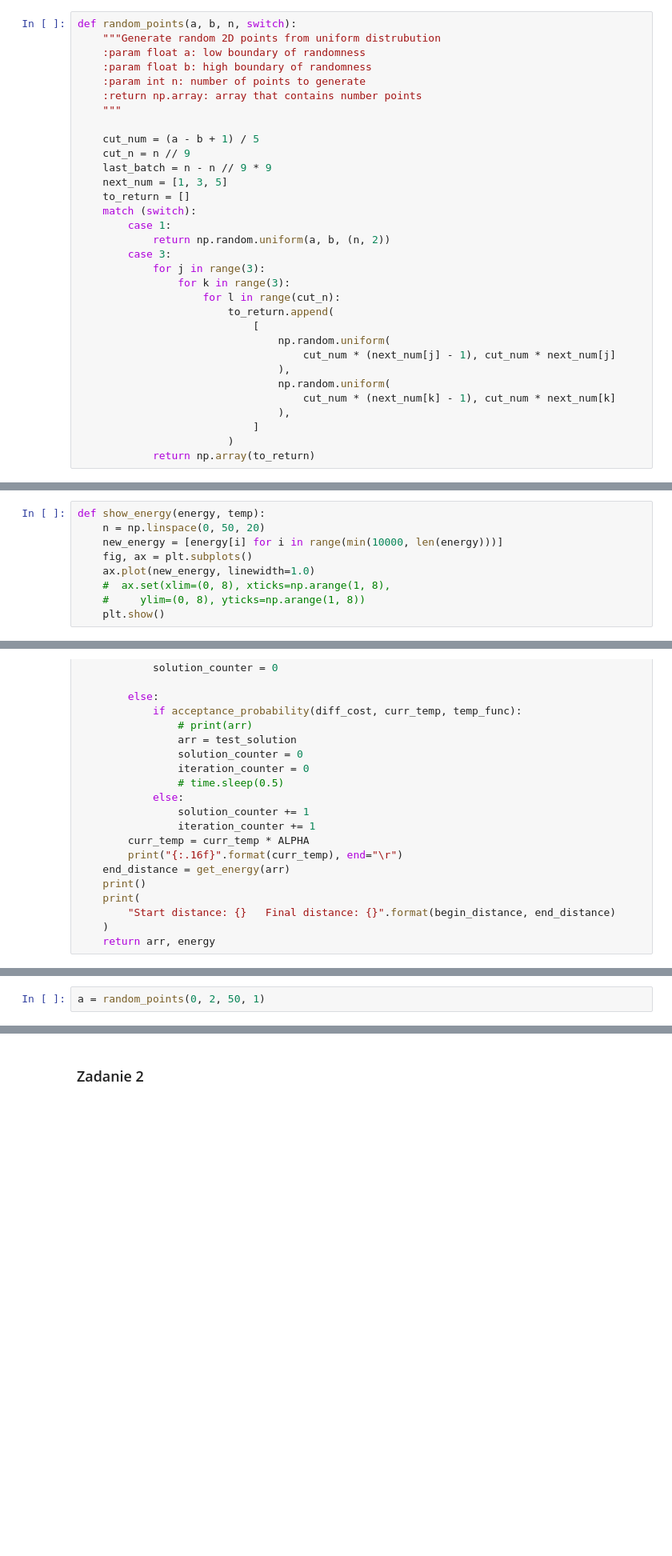
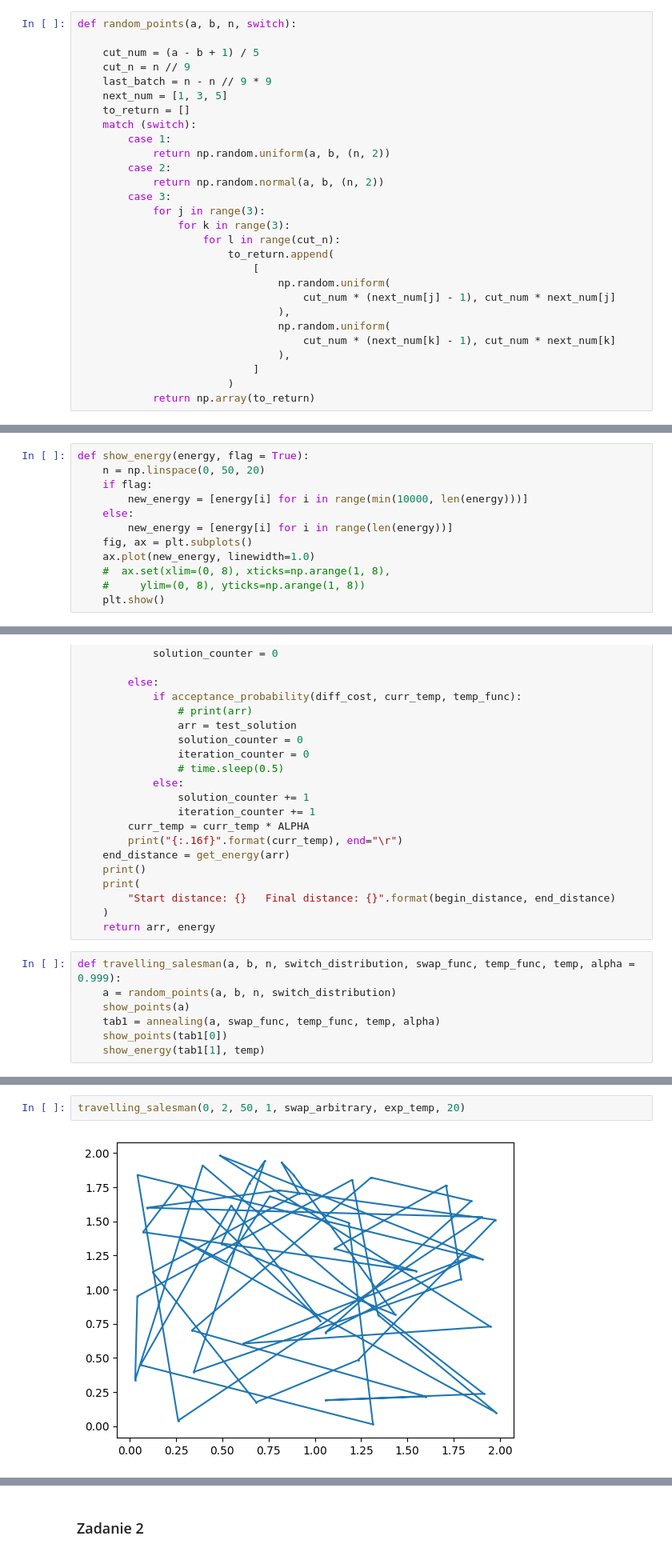
Before and after one commit to Panyloi/MOwNiT_AGH, a Jupyter notebook: lab4/lab4.ipynb, the cells around one changed output, grey strips where cells are left out. Shown at 80% size. Saved outputs shown, nothing was run; the diff lists cells and outputs as text; blank space fills up the shorter version.

```diff
--- a/lab4/lab4.ipynb
+++ b/lab4/lab4.ipynb
@@ -14,12 +15,6 @@ INCH_TO_PIXEL = 96
 Losowanie n punktów na płaszczyźnie
 # %%
 def random_points(a, b, n, switch):
-    """Generate random 2D points from uniform distrubution
-    :param float a: low boundary of randomness
-    :param float b: high boundary of randomness
-    :param int n: number of points to generate
-    :return np.array: array that contains number points
-    """
 
     cut_num = (a - b + 1) / 5
     cut_n = n // 9
@@ -29,6 +24,8 @@ def random_points(a, b, n, switch):
     match (switch):
         case 1:
             return np.random.uniform(a, b, (n, 2))
+        case 2:
+            return np.random.normal(a, b, (n, 2))
         case 3:
             for j in range(3):
                 for k in range(3):
@@ -62,9 +59,12 @@ def show_points(points):
     plt.plot(x, y)
     plt.show()
 # %%
-def show_energy(energy, temp):
+def show_energy(energy, flag = True):
     n = np.linspace(0, 50, 20)
-    new_energy = [energy[i] for i in range(min(10000, len(energy)))]
+    if flag:
+        new_energy = [energy[i] for i in range(min(10000, len(energy)))]
+    else:
+        new_energy = [energy[i] for i in range(len(energy))]
     fig, ax = plt.subplots()
     ax.plot(new_energy, linewidth=1.0)
     #  ax.set(xlim=(0, 8), xticks=np.arange(1, 8),
@@ -169,3 +169,10 @@ def annealing(arr, swap_func, temp_func, temp, alpha):
         "Start distance: {}   Final distance: {}".format(begin_distance, end_distance)
     )
     return arr, energy
+# %%
+def travelling_salesman(a, b, n, switch_distribution, swap_func, temp_func, temp, alpha = 0.999):
+    a = random_points(a, b, n, switch_distribution)
+    show_points(a)
+    tab1 = annealing(a, swap_func, temp_func, temp, alpha)
+    show_points(tab1[0])
+    show_energy(tab1[1], temp)
@@ -172,2 +181,4 @@ def annealing(arr, swap_func, temp_func, temp, alpha):
 # %%
-a = random_points(0, 2, 50, 1)
+travelling_salesman(0, 2, 50, 1, swap_arbitrary, exp_temp, 20)
+# %% [output]
+[figure, added]
```
Also changed, not shown: parts of 78 cells of this notebook.
